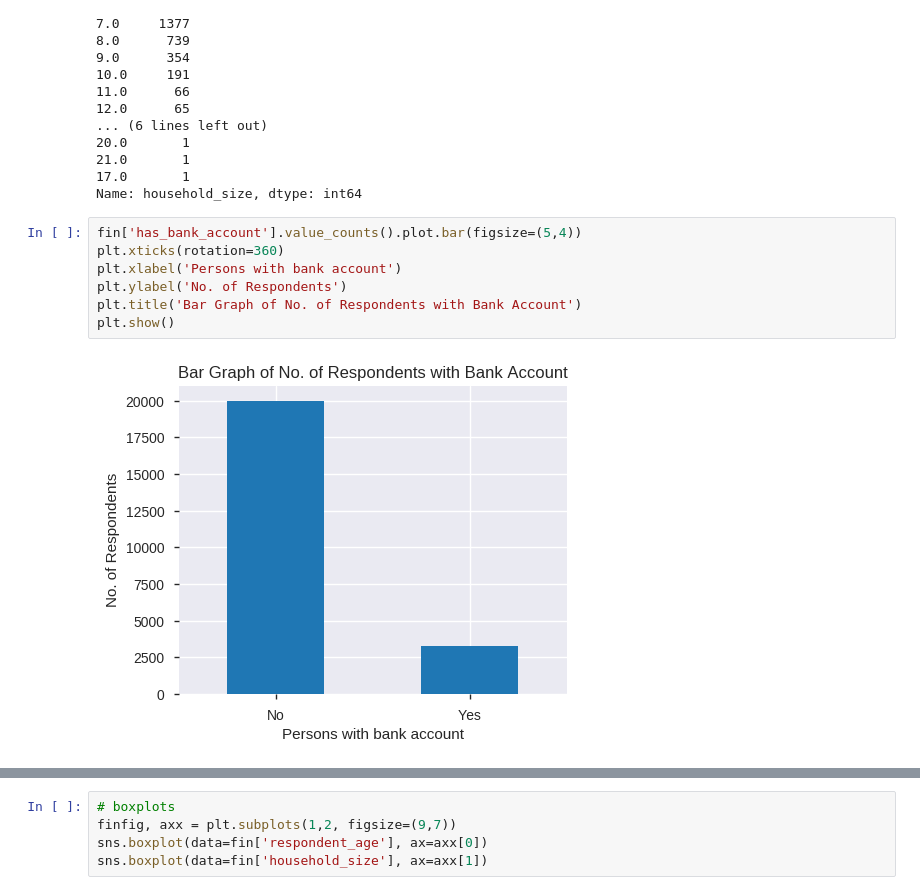
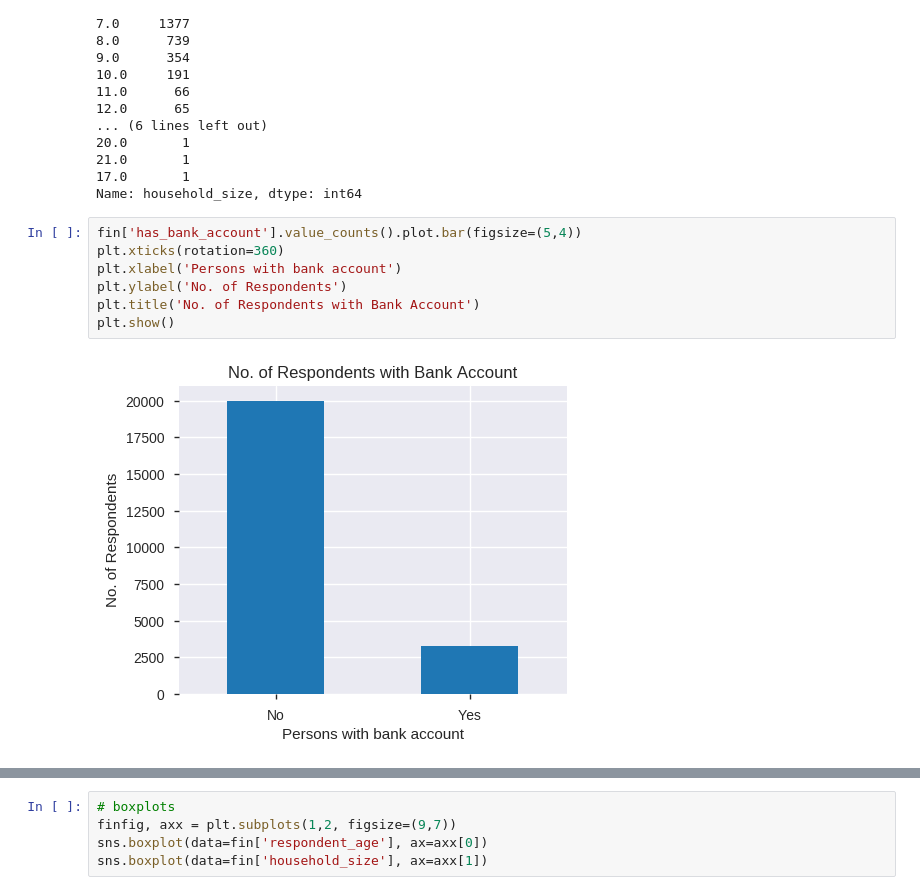
Before and after one commit to booorayan/fin_inclusion_pj, a Jupyter notebook: Financial_Inclusion_Project_1.ipynb, the cells around one changed output, grey strips where cells are left out. Drawn from its saved outputs; the diff is of its cells as text.

```diff
--- a/Financial_Inclusion_Project_1.ipynb
+++ b/Financial_Inclusion_Project_1.ipynb
@@ -308,12 +432,12 @@ Name: household_size, dtype: int64
 # %%
 fin['has_bank_account'].value_counts().plot.bar(figsize=(5,4))
 plt.xticks(rotation=360)
 plt.xlabel('Persons with bank account')
 plt.ylabel('No. of Respondents')
-plt.title('Bar Graph of No. of Respondents with Bank Account')
+plt.title('No. of Respondents with Bank Account')
 plt.show()
 # %% [output]
-[figure, old version]
+[figure, new version]
 # %%
 fin['country'].value_counts().plot.bar(figsize=(6,4))
 plt.xticks(rotation=360)
```
Also changed, not shown: parts of 12 cells of this notebook.
